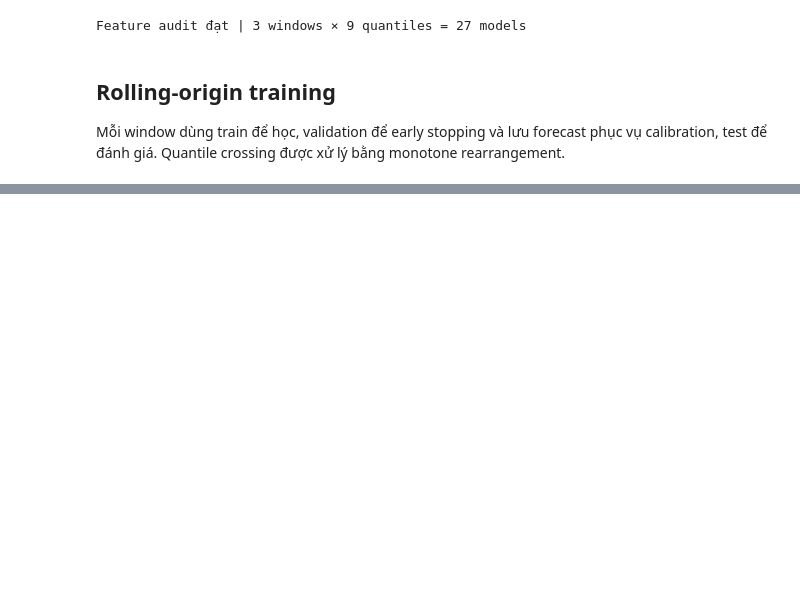
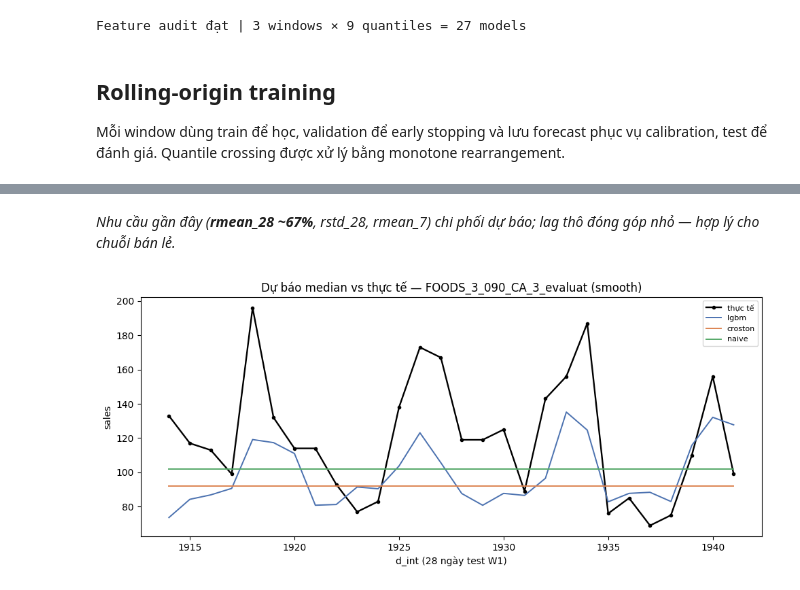
Before and after one commit to DuyKhanh162/m5-intermittent-forecasting, a Jupyter notebook: notebooks/P3.ipynb, the cells around one changed output, grey strips where cells are left out. Drawn from its saved outputs; the diff is of its cells as text; code cells hidden in the pictures; blank space fills up the shorter version.

```diff
--- a/notebooks/P3.ipynb
+++ b/notebooks/P3.ipynb
@@ -307,0 +496,21 @@ Forecast rows: 2,626,344 | runtime: 16.5 phút
+# %% [markdown]
+*Nhu cầu gần đây (**rmean_28 ~67%**, rstd_28, rmean_7) chi phối dự báo; lag thô đóng góp nhỏ — hợp lý cho chuỗi bán lẻ.*
+# %%
+# Biểu đồ 2 — Dự báo median vs thực tế (1 chuỗi smooth, W1): ML vs cổ điển
+import matplotlib.pyplot as plt
+W1 = (1914, 1941)
+dl = pd.read_parquet("data/processed/data_long.parquet", columns=["series_id", "d_int", "sales", "segment"])
+sid = dl[dl.segment == "smooth"].groupby("series_id")["sales"].mean().idxmax()
+act = dl[(dl.series_id == sid) & (dl.d_int.between(*W1))].sort_values("d_int")
+colors = {"lgbm": "#4C72B0", "croston": "#DD8452", "naive": "#55A868"}
+fig, ax = plt.subplots(figsize=(10, 4.5))
+ax.plot(act.d_int, act.sales, color="black", lw=1.7, marker="o", ms=3, label="thực tế")
+for m in ["lgbm", "croston", "naive"]:
+    d = pd.read_parquet(f"data/outputs/forecasts/{m}.parquet")
+    g = d[(d.series_id == sid) & (d.quantile_level == 0.5) & (d.d_int.between(*W1))].sort_values("d_int")
+    ax.plot(g.d_int, g.value, color=colors[m], lw=1.4, label=m)
+ax.set_xlabel("d_int (28 ngày test W1)"); ax.set_ylabel("sales")
+ax.set_title(f"Dự báo median vs thực tế — {sid[:24]} (smooth)")
+ax.legend(fontsize=8); fig.tight_layout(); plt.show()
+# %% [output]
+[figure, added]
```
Also changed, not shown: parts of 14 cells of this notebook, 27 other files.
